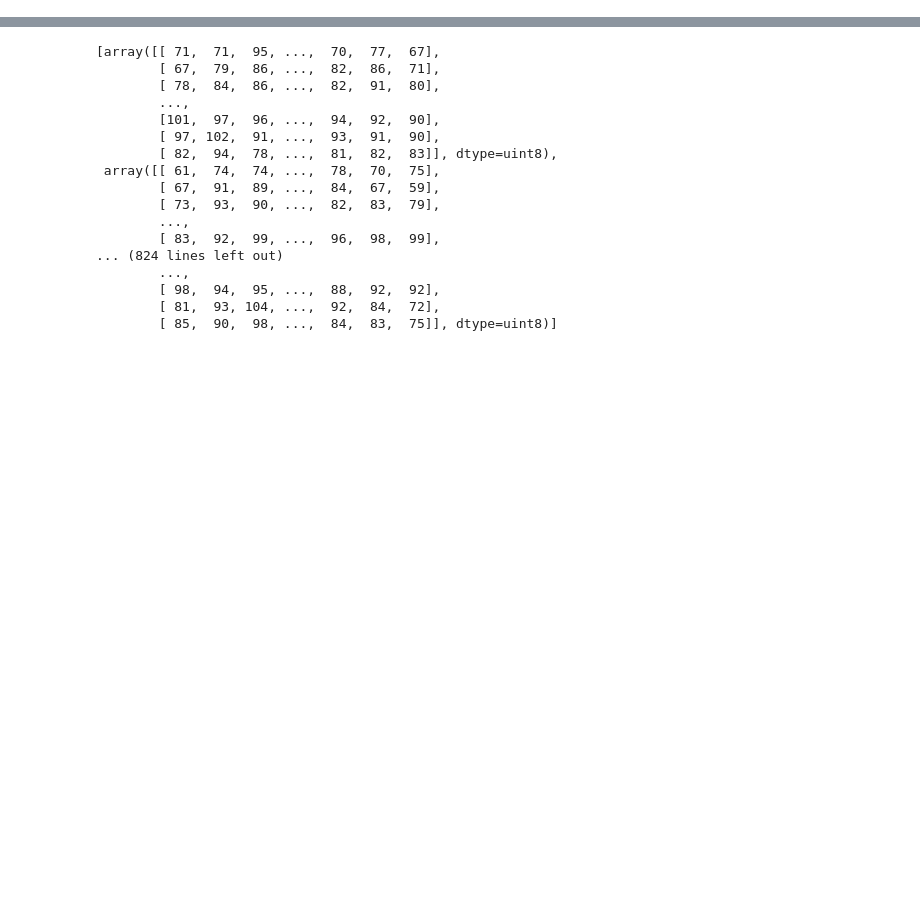
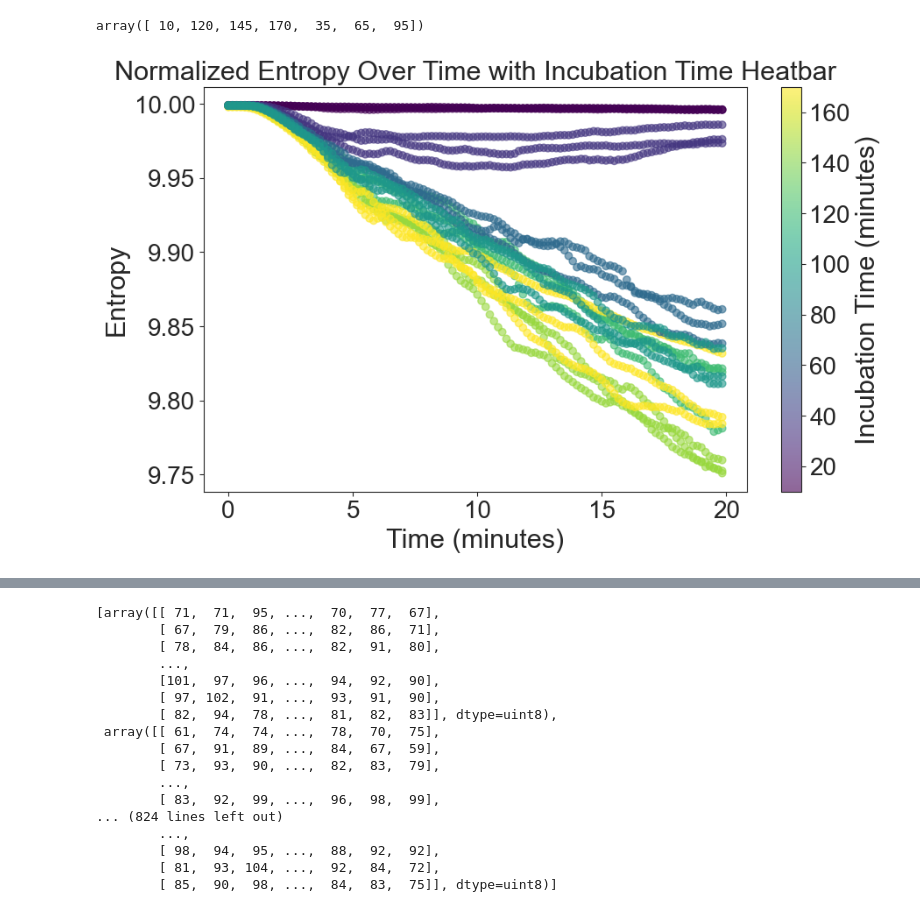
Before and after one commit to shichenliu97/active-matters-programmed-phase-transition, a Jupyter notebook: analysis/figure_1_image_entropy.ipynb, the cells around one changed output, grey strips where cells are left out. Drawn from its saved outputs; the diff is of its cells as text; code cells hidden in the pictures; blank space fills up the shorter version.

Commit message:
entropy almost done

```diff
--- a/analysis/figure_1_image_entropy.ipynb
+++ b/analysis/figure_1_image_entropy.ipynb
@@ -10,9 +12,5 @@ import pandas as pd
 # %%
-import cv2
-import numpy as np
-import matplotlib.pyplot as plt
-
-def calculate_grid_entropy(image, grid_size=(128, 128)):
+def calculate_grid_entropy(image, grid_size=(32, 32)):
     height, width = image.shape[:2]
     cell_height, cell_width = height // grid_size[0], width // grid_size[1]
     entropy_values = []
@@ -27,30 +25,3 @@ def calculate_grid_entropy(image, grid_size=(128, 128)):
     entropy_values /= entropy_values.sum()
     entropy = -np.sum(entropy_values * np.log2(entropy_values + np.finfo(float).eps))
     return entropy
-
-# Replace 'path_to_your_video.mp4' with your video file path
-video_path = '/home/shichenliu/Dropbox/Academics/PhD_phase/Thomson_Lab/local_to_global_pre-print/data/figure_1/entropy/145_2.avi'
-cap = cv2.VideoCapture(video_path)
-
-entropy_over_time = []
-frame_count = 0
-
-while True:
-    ret, frame = cap.read()
-    if not ret:
-        break
-
-    # Convert to grayscale if your video is in color
-    gray_frame = cv2.cvtColor(frame, cv2.COLOR_BGR2GRAY)
-    entropy = calculate_grid_entropy(gray_frame)
-    entropy_over_time.append(entropy)
-    frame_count += 1
-
-cap.release()
-
-# Plotting the entropy over time
-plt.plot(range(frame_count), entropy_over_time)
-plt.xlabel('Frame Number')
-plt.ylabel('Entropy')
-plt.title('Entropy Over Time in Video')
-plt.show()
@@ -79,0 +92,16 @@ folder_path = '/home/shichenliu/Dropbox/Academics/PhD_phase/Thomson_Lab/local_to
+# %%
+df['Incubation Time'].unique()
+# %% [output]
+array([ 10, 120, 145, 170,  35,  65,  95])
+# %%
+
+# Plotting
+plt.figure(figsize=(10, 6))
+sc = plt.scatter(df['Frame Number']*10/60, df['Entropy'], c=df['Incubation Time'], cmap='viridis', alpha=0.6)
+plt.colorbar(sc, label='Incubation Time (minutes)')
+plt.xlabel('Time (minutes)')
+plt.ylabel('Entropy')
+plt.title('Normalized Entropy Over Time with Incubation Time Heatbar')
+plt.show()
+# %% [output]
+[figure, added]
```
Also changed, not shown: parts of 44 cells of this notebook.
